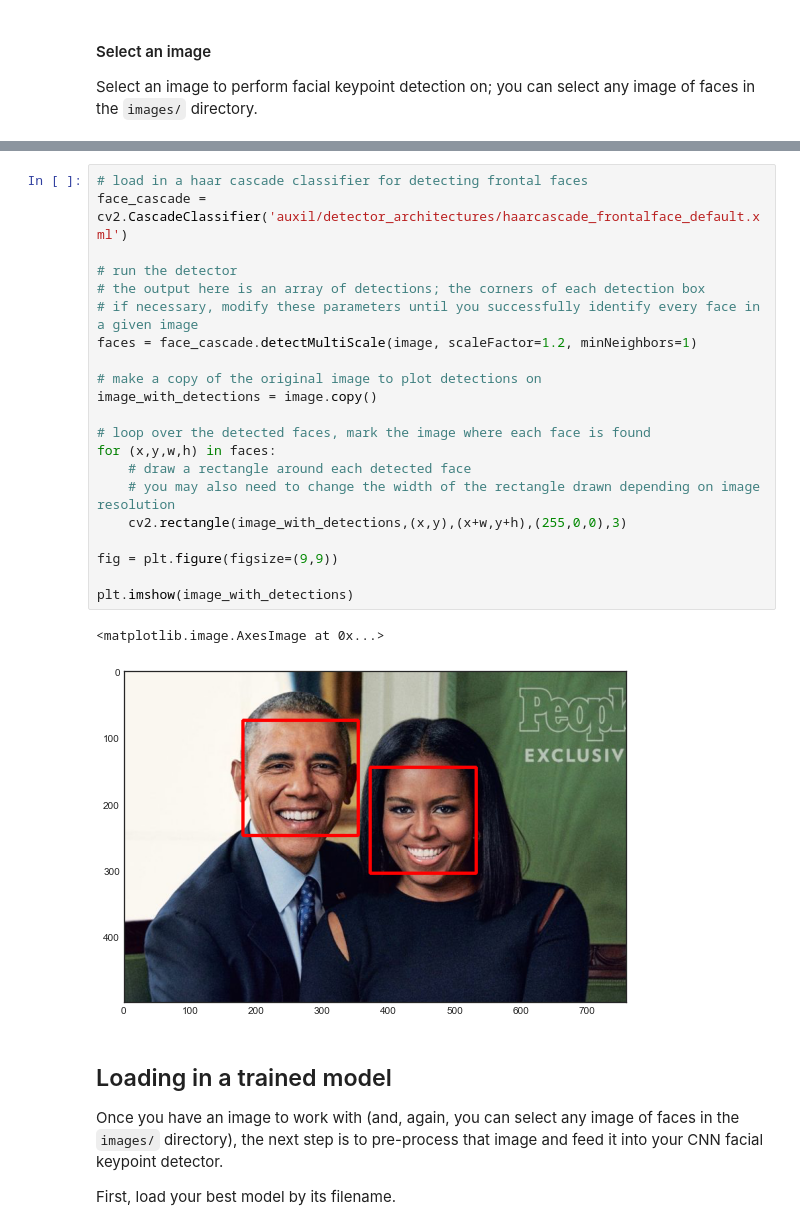
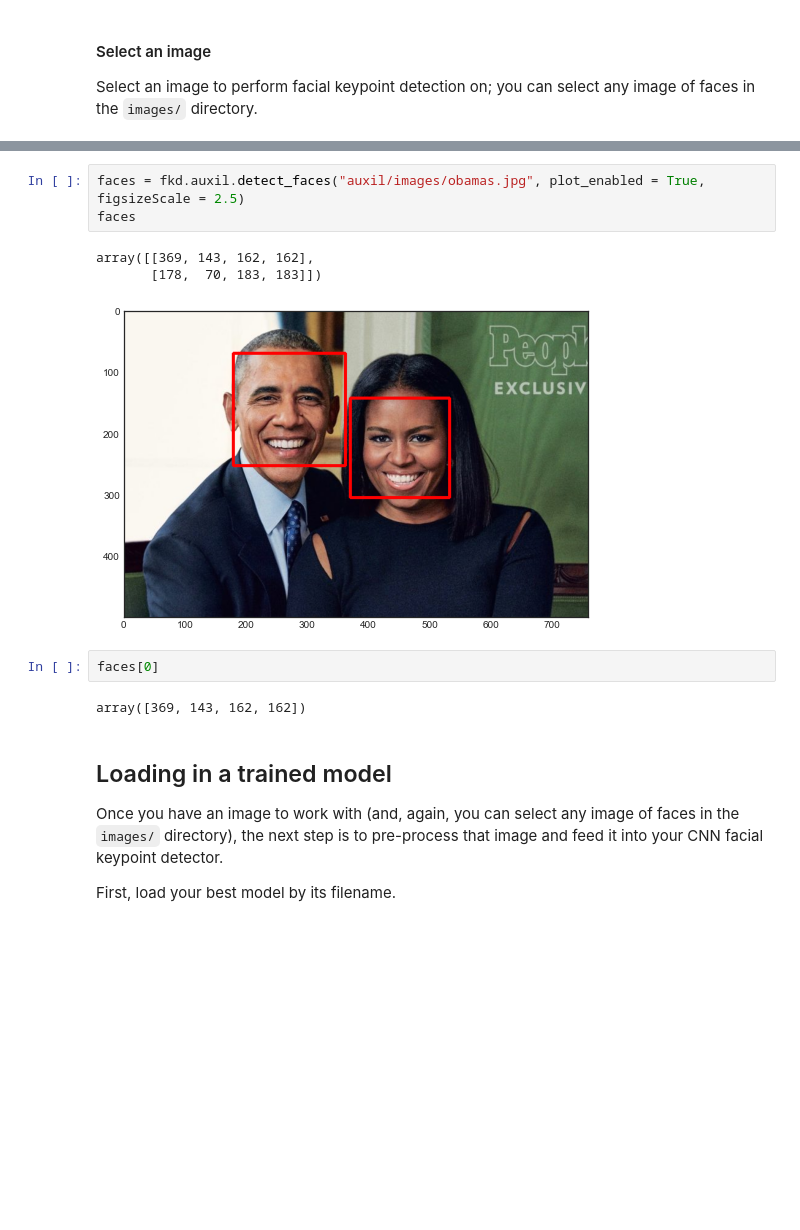
Before and after one commit to ShashankKumbhare/facial-keypoints-detecter, a Jupyter notebook: 3. Facial Keypoint Detection, Complete Pipeline.ipynb, the cells around one changed output, grey strips where cells are left out. Drawn from its saved outputs; the diff is of its cells as text; blank space fills up the shorter version.

```diff
--- a/3. Facial Keypoint Detection, Complete Pipeline.ipynb
+++ b/3. Facial Keypoint Detection, Complete Pipeline.ipynb
@@ -64,30 +63,17 @@ In the code below, we loop over each face in the original image and draw a red s
 An example of face detection on a variety of images is shown below.
 
 <img src='auxil/images/haar_cascade_ex.png' width=80% height=80%/>
-# %%
-# load in a haar cascade classifier for detecting frontal faces
-face_cascade = cv2.CascadeClassifier('auxil/detector_architectures/haarcascade_frontalface_default.xml')
-
-# run the detector
-# the output here is an array of detections; the corners of each detection box
-# if necessary, modify these parameters until you successfully identify every face in a given image
-faces = face_cascade.detectMultiScale(image, scaleFactor=1.2, minNeighbors=1)
-
-# make a copy of the original image to plot detections on
-image_with_detections = image.copy()
-
-# loop over the detected faces, mark the image where each face is found
-for (x,y,w,h) in faces:
-    # draw a rectangle around each detected face
-    # you may also need to change the width of the rectangle drawn depending on image resolution
-    cv2.rectangle(image_with_detections,(x,y),(x+w,y+h),(255,0,0),3)
-
-fig = plt.figure(figsize=(9,9))
-
-plt.imshow(image_with_detections)
-# %% [output]
-<matplotlib.image.AxesImage at 0x...>
-[figure, removed]
+# %%
+faces = fkd.auxil.detect_faces("auxil/images/obamas.jpg", plot_enabled = True, figsizeScale = 2.5)
+faces
+# %% [output]
+array([[369, 143, 162, 162],
+       [178,  70, 183, 183]])
+[figure, added]
+# %%
+faces[0]
+# %% [output]
+array([369, 143, 162, 162])
 # %% [markdown]
 ## Loading in a trained model
 
```
Also changed, not shown: parts of 25 cells of this notebook, 25 other files.
